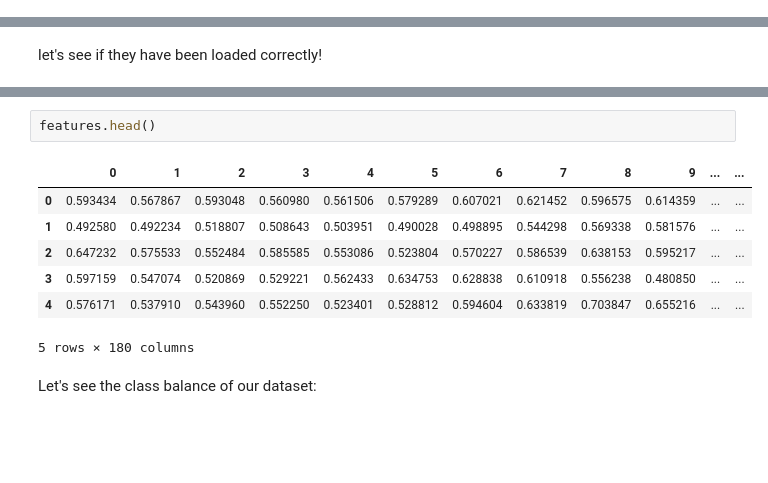
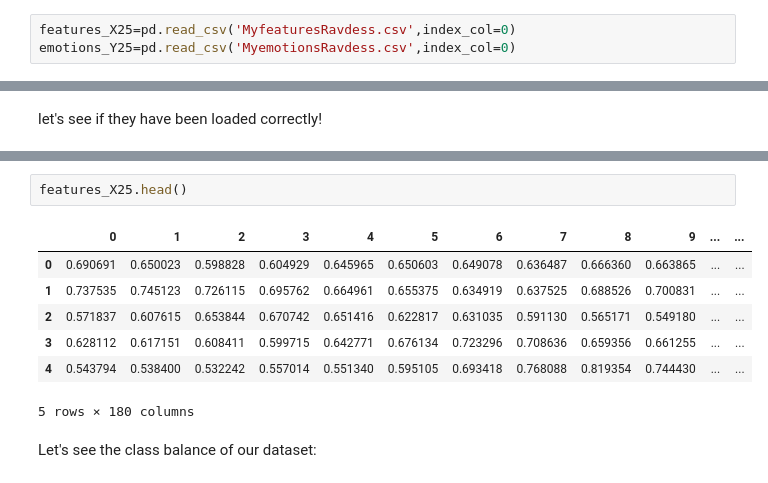
Before and after one commit to shinThantThant09/Week3-ClassicML, a Jupyter notebook: Week_3_MachineLearning.ipynb, the cells around one changed output, grey strips where cells are left out. Drawn from its saved outputs; the diff is of its cells as text; blank space fills up the shorter version.

```diff
--- a/Week_3_MachineLearning.ipynb
+++ b/Week_3_MachineLearning.ipynb
@@ -232,4 +238,7 @@ emotions_df.to_csv('MyemotionsRavdess.csv')
 ## Load pre-saved Dataset
 # %% [markdown]
 Once saved you only need to load them later by running the cell below, and **skip every cell above** except for the one in which we import libraries.
+# %%
+features_X25=pd.read_csv('MyfeaturesRavdess.csv',index_col=0)
+emotions_Y25=pd.read_csv('MyemotionsRavdess.csv',index_col=0)
 # %%
@@ -240,12 +259,12 @@ let's see if they have been loaded correctly!
 # %%
-features.head()
+features_X25.head()
 # %% [output]
 |  | 0 | 1 | 2 | 3 | 4 | 5 | 6 | 7 | 8 | 9 | ... | ... |
-| 0 | 0.593434 | 0.567867 | 0.593048 | 0.560980 | 0.561506 | 0.579289 | 0.607021 | 0.621452 | 0.596575 | 0.614359 | ... | ... |
-| 1 | 0.492580 | 0.492234 | 0.518807 | 0.508643 | 0.503951 | 0.490028 | 0.498895 | 0.544298 | 0.569338 | 0.581576 | ... | ... |
-| 2 | 0.647232 | 0.575533 | 0.552484 | 0.585585 | 0.553086 | 0.523804 | 0.570227 | 0.586539 | 0.638153 | 0.595217 | ... | ... |
-| 3 | 0.597159 | 0.547074 | 0.520869 | 0.529221 | 0.562433 | 0.634753 | 0.628838 | 0.610918 | 0.556238 | 0.480850 | ... | ... |
-| 4 | 0.576171 | 0.537910 | 0.543960 | 0.552250 | 0.523401 | 0.528812 | 0.594604 | 0.633819 | 0.703847 | 0.655216 | ... | ... |
+| 0 | 0.690691 | 0.650023 | 0.598828 | 0.604929 | 0.645965 | 0.650603 | 0.649078 | 0.636487 | 0.666360 | 0.663865 | ... | ... |
+| 1 | 0.737535 | 0.745123 | 0.726115 | 0.695762 | 0.664961 | 0.655375 | 0.634919 | 0.637525 | 0.688526 | 0.700831 | ... | ... |
+| 2 | 0.571837 | 0.607615 | 0.653844 | 0.670742 | 0.651416 | 0.622817 | 0.631035 | 0.591130 | 0.565171 | 0.549180 | ... | ... |
+| 3 | 0.628112 | 0.617151 | 0.608411 | 0.599715 | 0.642771 | 0.676134 | 0.723296 | 0.708636 | 0.659356 | 0.661255 | ... | ... |
+| 4 | 0.543794 | 0.538400 | 0.532242 | 0.557014 | 0.551340 | 0.595105 | 0.693418 | 0.768088 | 0.819354 | 0.744430 | ... | ... |
 5 rows × 180 columns
 # %% [markdown]
 Let's see the class balance of our dataset:
```
Also changed, not shown: parts of 14 cells of this notebook.
